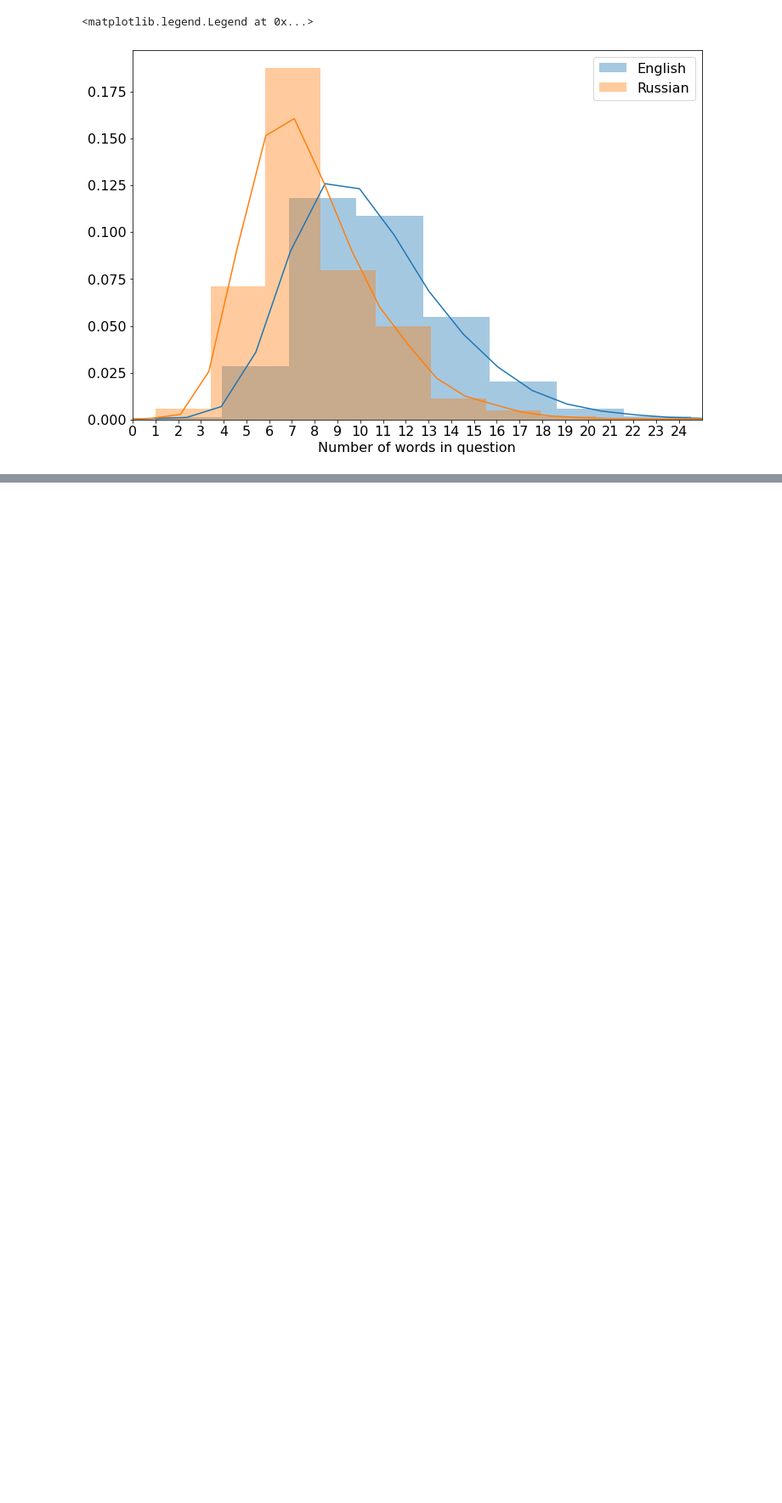
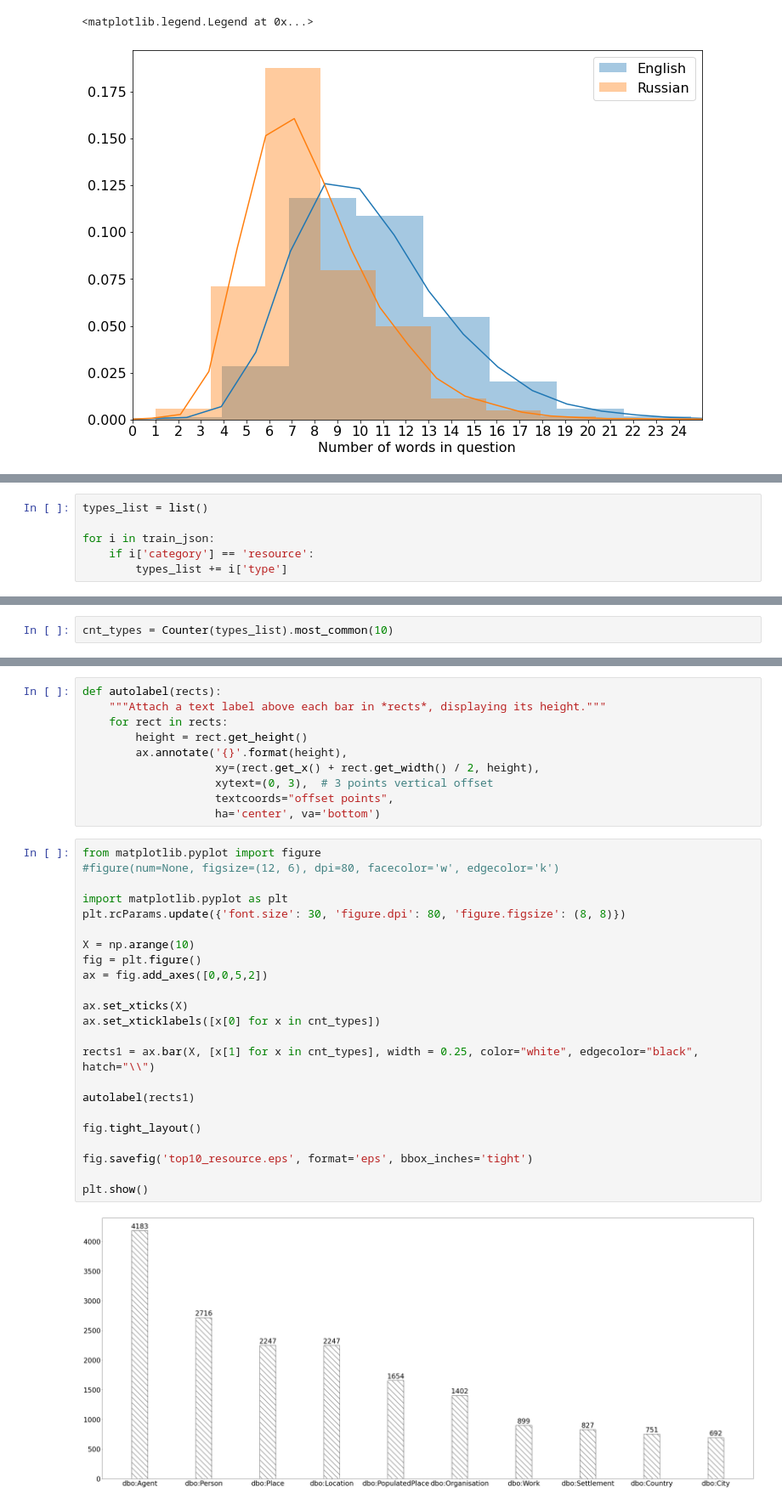
Before and after one commit to WSE-research/iswc-classification, a Jupyter notebook: notebooks/textual_data_check.ipynb, the cells around one changed output, grey strips where cells are left out. Shown at 85% size. Saved outputs shown, nothing was run; the diff lists cells and outputs as text; blank space fills up the shorter version.

```diff
--- a/notebooks/textual_data_check.ipynb
+++ b/notebooks/textual_data_check.ipynb
@@ -54,0 +133,6 @@ plt.legend()
+# %%
+types_list = list()
+
+for i in train_json:
+    if i['category'] == 'resource':
+        types_list += i['type']
@@ -54,0 +141,2 @@ plt.legend()
+# %%
+cnt_types = Counter(types_list).most_common(10)
@@ -54,0 +156,35 @@ plt.legend()
+# %%
+def autolabel(rects):
+    """Attach a text label above each bar in *rects*, displaying its height."""
+    for rect in rects:
+        height = rect.get_height()
+        ax.annotate('{}'.format(height),
+                    xy=(rect.get_x() + rect.get_width() / 2, height),
+                    xytext=(0, 3),  # 3 points vertical offset
+                    textcoords="offset points",
+                    ha='center', va='bottom')
+# %%
+from matplotlib.pyplot import figure
+#figure(num=None, figsize=(12, 6), dpi=80, facecolor='w', edgecolor='k')
+
+import matplotlib.pyplot as plt
+plt.rcParams.update({'font.size': 30, 'figure.dpi': 80, 'figure.figsize': (8, 8)})
+
+X = np.arange(10)
+fig = plt.figure()
+ax = fig.add_axes([0,0,5,2])
+
+ax.set_xticks(X)
+ax.set_xticklabels([x[0] for x in cnt_types])
+
+rects1 = ax.bar(X, [x[1] for x in cnt_types], width = 0.25, color="white", edgecolor="black", hatch="\\")
+
+autolabel(rects1)
+
+fig.tight_layout()
+
+fig.savefig('top10_resource.eps', format='eps', bbox_inches='tight')
+
+plt.show()
+# %% [output]
+[figure, added]
```
Also changed, not shown: parts of 17 cells of this notebook, 9 other files.
